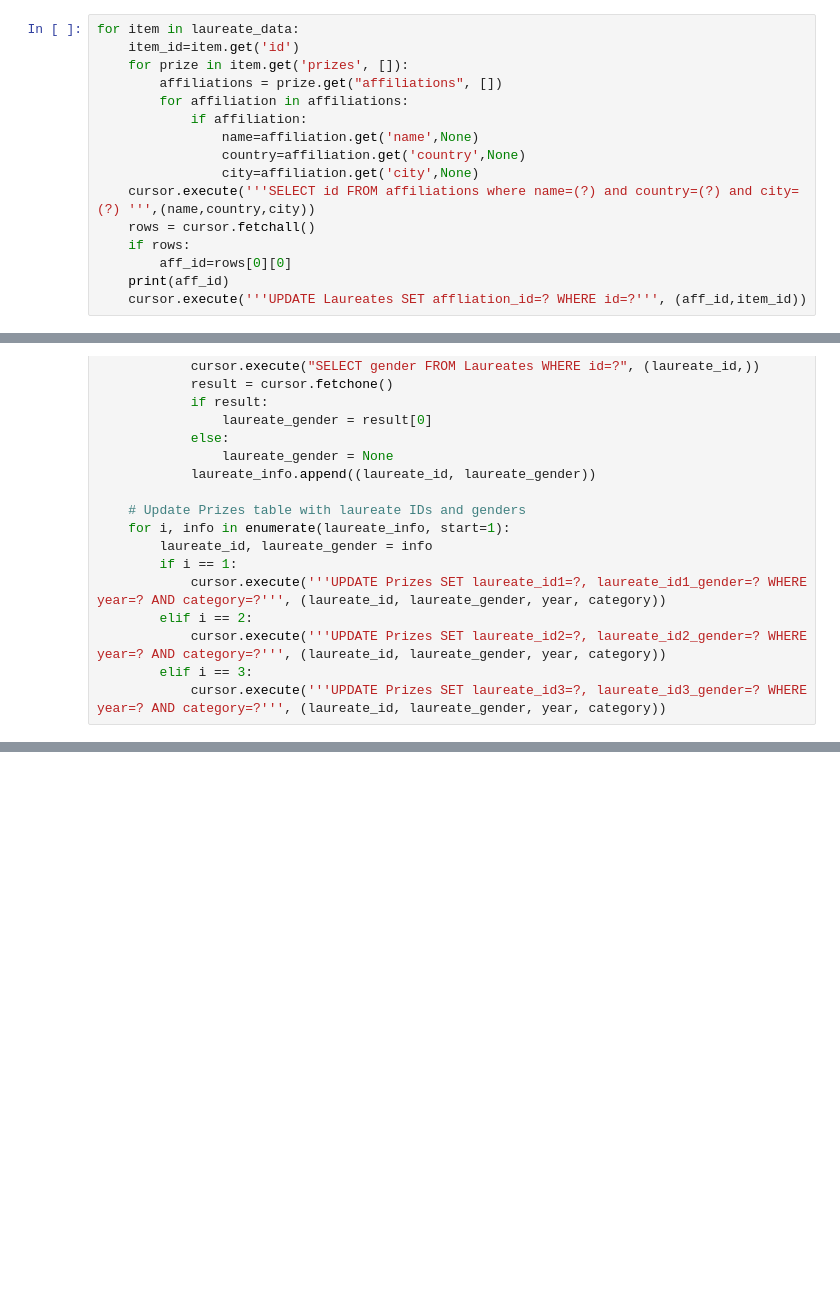
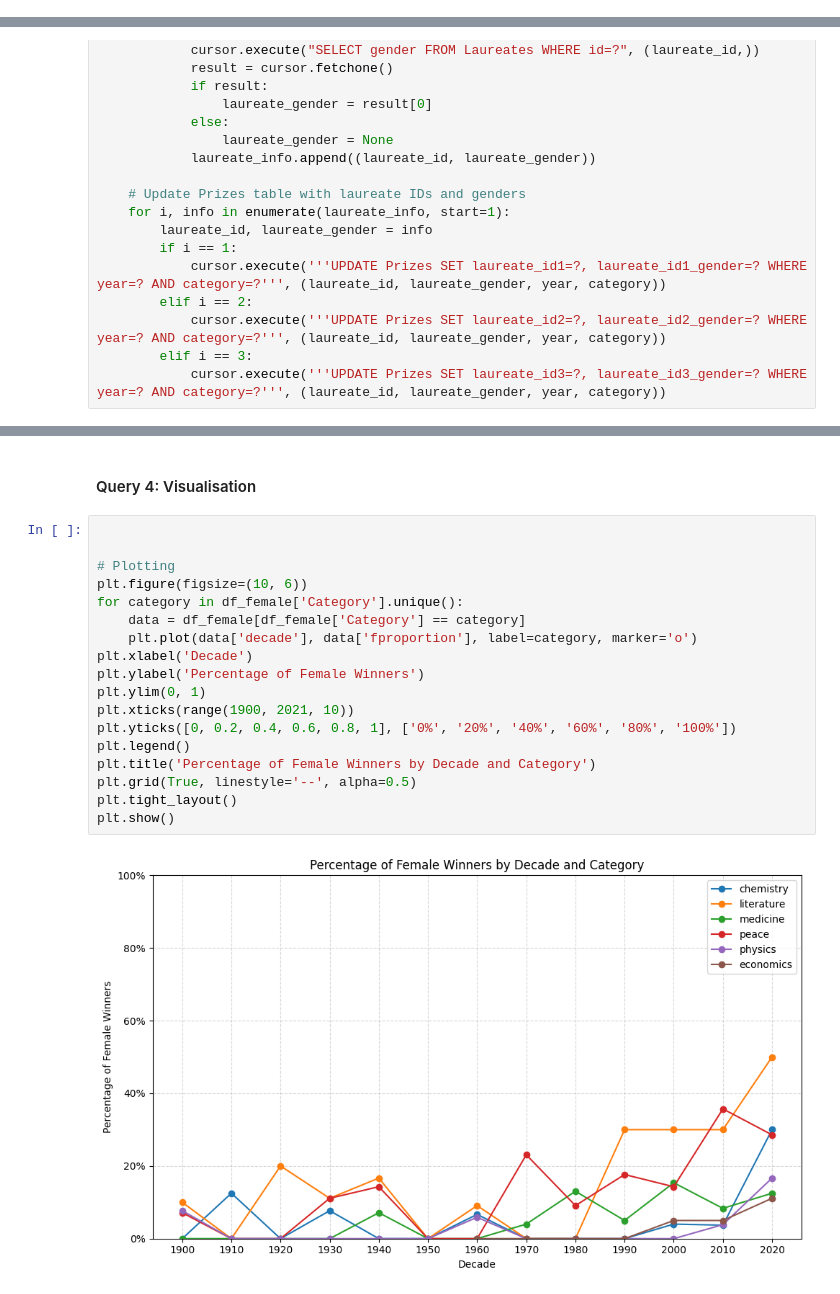
Before and after one commit to anbunambi3108/EMSE6586-FinalProject, a Jupyter notebook: Final Project - SQLite.ipynb, the cells around one changed output, grey strips where cells are left out. Cells and saved outputs as stored; diff of their text form; blank space fills up the shorter version.

```diff
--- a/Final Project - SQLite.ipynb
+++ b/Final Project - SQLite.ipynb
@@ -324,19 +352,3 @@ for row in rows:
 (668, 1901, 'peace', 2, '"for his lifelong work for international peace conferences, diplomacy and arbitration"', None, None, None, None, None, None)
 (669, 1901, 'physics', 1, '"in recognition of the extraordinary services he has rendered by the discovery of the remarkable rays subsequently named after him"', None, None, None, None, None, None)
 (670, 1901, 'medicine', 1, '"for his work on serum therapy, especially its application against diphtheria, by which he has opened a new road in the domain of medical science and thereby placed in the  ...
-# %%
-for item in laureate_data:
-    item_id=item.get('id')
-    for prize in item.get('prizes', []):
-        affiliations = prize.get("affiliations", [])
-        for affiliation in affiliations:
-            if affiliation:
-                name=affiliation.get('name',None)
-                country=affiliation.get('country',None)
-                city=affiliation.get('city',None)
-    cursor.execute('''SELECT id FROM affiliations where name=(?) and country=(?) and city=(?) ''',(name,country,city))
-    rows = cursor.fetchall()
-    if rows:
-        aff_id=rows[0][0]
-    print(aff_id)
-    cursor.execute('''UPDATE Laureates SET affliation_id=? WHERE id=?''', (aff_id,item_id))
@@ -636,0 +804,22 @@ Barry Sharpless: 2
+# %% [markdown]
+#### Query 4: Visualisation
+# %%
+
+
+# Plotting
+plt.figure(figsize=(10, 6))
+for category in df_female['Category'].unique():
+    data = df_female[df_female['Category'] == category]
+    plt.plot(data['decade'], data['fproportion'], label=category, marker='o')
+plt.xlabel('Decade')
+plt.ylabel('Percentage of Female Winners')
+plt.ylim(0, 1)
+plt.xticks(range(1900, 2021, 10))
+plt.yticks([0, 0.2, 0.4, 0.6, 0.8, 1], ['0%', '20%', '40%', '60%', '80%', '100%'])
+plt.legend()
+plt.title('Percentage of Female Winners by Decade and Category')
+plt.grid(True, linestyle='--', alpha=0.5)
+plt.tight_layout()
+plt.show()
+# %% [output]
+[figure, added]
```
Also changed, not shown: parts of 85 cells of this notebook, 1 other file.
